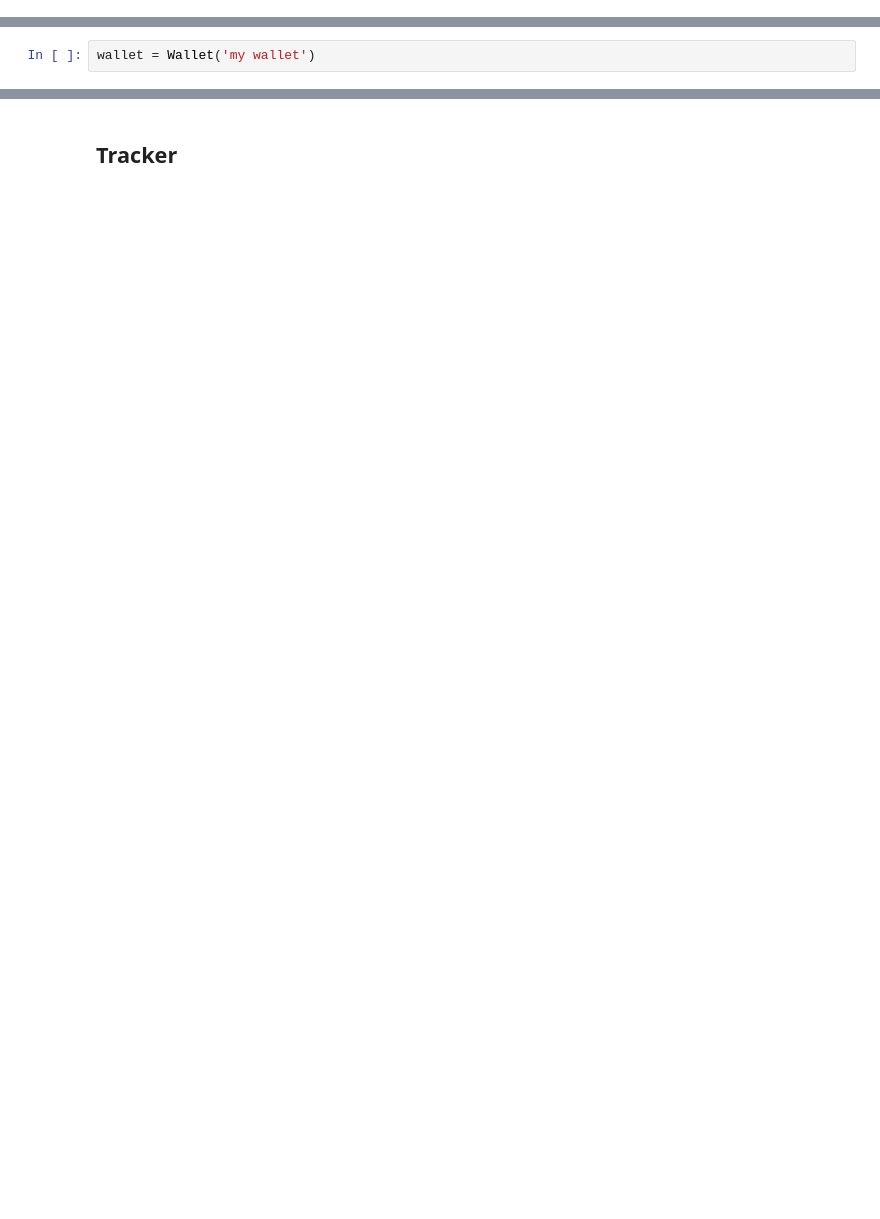
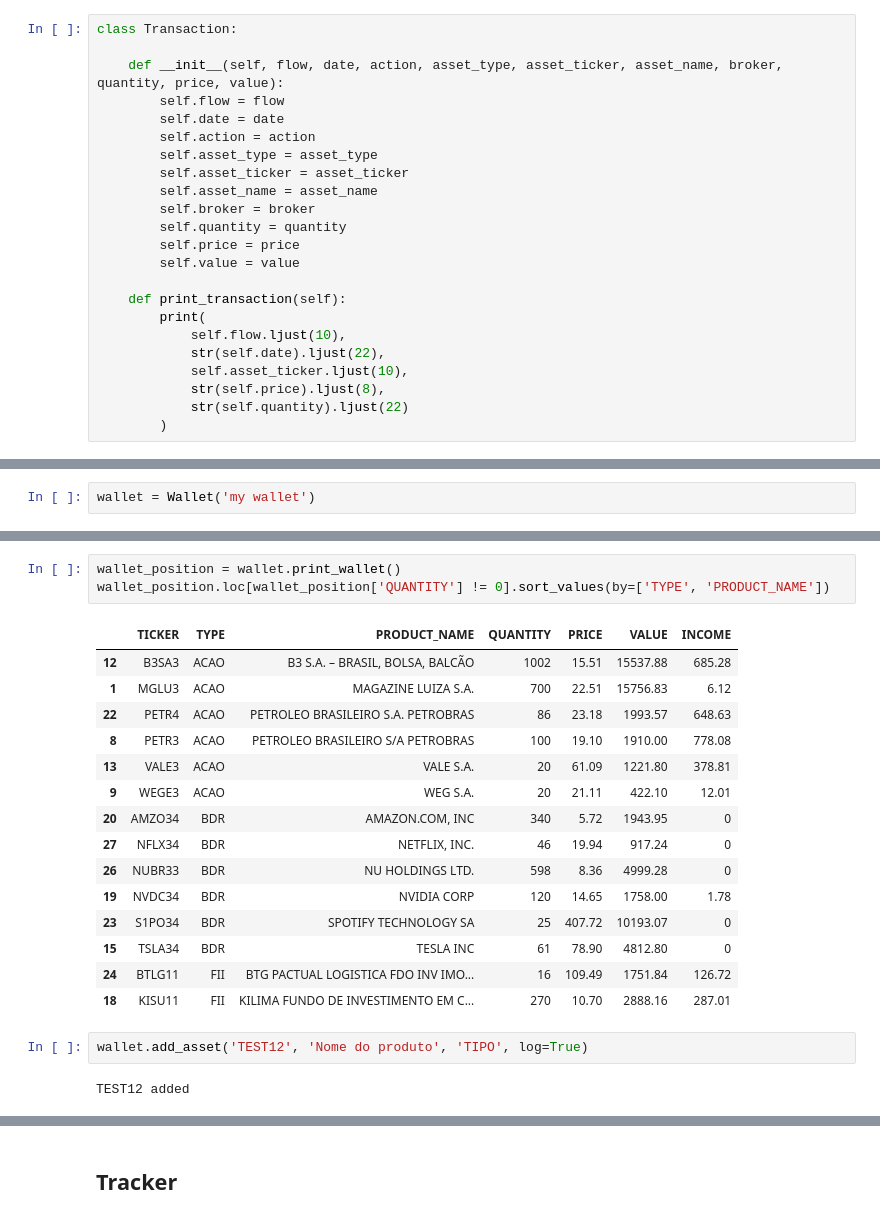
Before and after one commit to importsci/investment-tracker, a Jupyter notebook: investment-tracker.ipynb, the cells around one changed output, grey strips where cells are left out. Cells and saved outputs as stored; diff of their text form; blank space fills up the shorter version.

```diff
--- a/investment-tracker.ipynb
+++ b/investment-tracker.ipynb
@@ -596,3 +598,26 @@ Preço médio: 0.90
+# %%
+class Transaction:
+
+    def __init__(self, flow, date, action, asset_type, asset_ticker, asset_name, broker, quantity, price, value):
+        self.flow = flow
+        self.date = date
+        self.action = action
+        self.asset_type = asset_type
+        self.asset_ticker = asset_ticker
+        self.asset_name = asset_name
+        self.broker = broker
+        self.quantity = quantity
+        self.price = price
+        self.value = value
+
+    def print_transaction(self):
+        print(
+            self.flow.ljust(10),
+            str(self.date).ljust(22),
+            self.asset_ticker.ljust(10),
+            str(self.price).ljust(8),
+            str(self.quantity).ljust(22)
+        )
 # %% [markdown]
 ## Wallet
 # %%
@@ -655,3 +801,26 @@ wallet.print_assets()
+# %%
+wallet_position = wallet.print_wallet()
+wallet_position.loc[wallet_position['QUANTITY'] != 0].sort_values(by=['TYPE', 'PRODUCT_NAME'])
+# %% [output]
+|  | TICKER | TYPE | PRODUCT_NAME | QUANTITY | PRICE | VALUE | INCOME |
+| 12 | B3SA3 | ACAO | B3 S.A. – BRASIL, BOLSA, BALCÃO | 1002 | 15.51 | 15537.88 | 685.28 |
+| 1 | MGLU3 | ACAO | MAGAZINE LUIZA S.A. | 700 | 22.51 | 15756.83 | 6.12 |
+| 22 | PETR4 | ACAO | PETROLEO BRASILEIRO S.A. PETROBRAS | 86 | 23.18 | 1993.57 | 648.63 |
+| 8 | PETR3 | ACAO | PETROLEO BRASILEIRO S/A PETROBRAS | 100 | 19.10 | 1910.00 | 778.08 |
+| 13 | VALE3 | ACAO | VALE S.A. | 20 | 61.09 | 1221.80 | 378.81 |
+| 9 | WEGE3 | ACAO | WEG S.A. | 20 | 21.11 | 422.10 | 12.01 |
+| 20 | AMZO34 | BDR | AMAZON.COM, INC | 340 | 5.72 | 1943.95 | 0 |
+| 27 | NFLX34 | BDR | NETFLIX, INC. | 46 | 19.94 | 917.24 | 0 |
+| 26 | NUBR33 | BDR | NU HOLDINGS LTD. | 598 | 8.36 | 4999.28 | 0 |
+| 19 | NVDC34 | BDR | NVIDIA CORP | 120 | 14.65 | 1758.00 | 1.78 |
+| 23 | S1PO34 | BDR | SPOTIFY TECHNOLOGY SA | 25 | 407.72 | 10193.07 | 0 |
+| 15 | TSLA34 | BDR | TESLA INC | 61 | 78.90 | 4812.80 | 0 |
+| 24 | BTLG11 | FII | BTG PACTUAL LOGISTICA FDO INV IMO... | 16 | 109.49 | 1751.84 | 126.72 |
+| 18 | KISU11 | FII | KILIMA FUNDO DE INVESTIMENTO EM C... | 270 | 10.70 | 2888.16 | 287.01 |
+# %%
+wallet.add_asset('TEST12', 'Nome do produto', 'TIPO', log=True)
+# %% [output]
+TEST12 added
 # %%
 wallet.asset_exist("TEST12")
 # %% [output]
```
Also changed, not shown: parts of 30 cells of this notebook.
